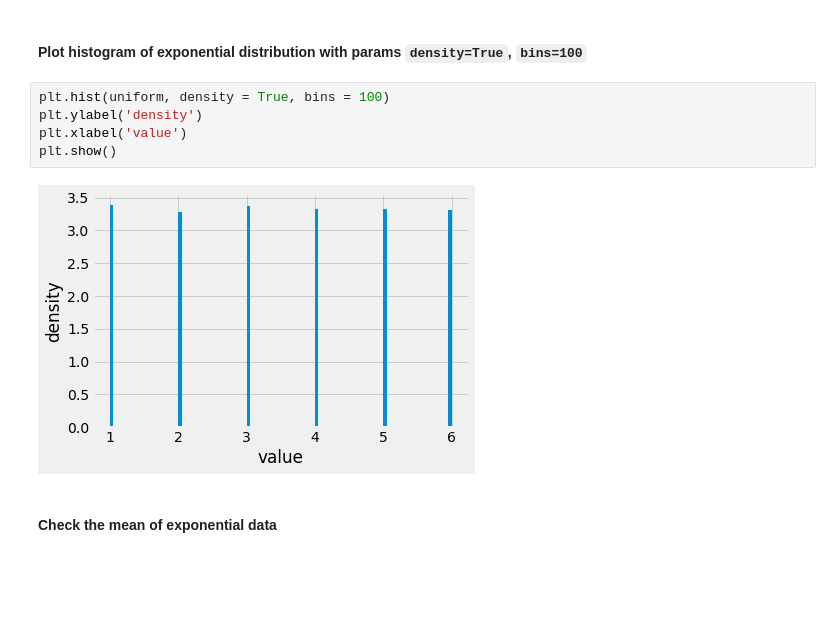
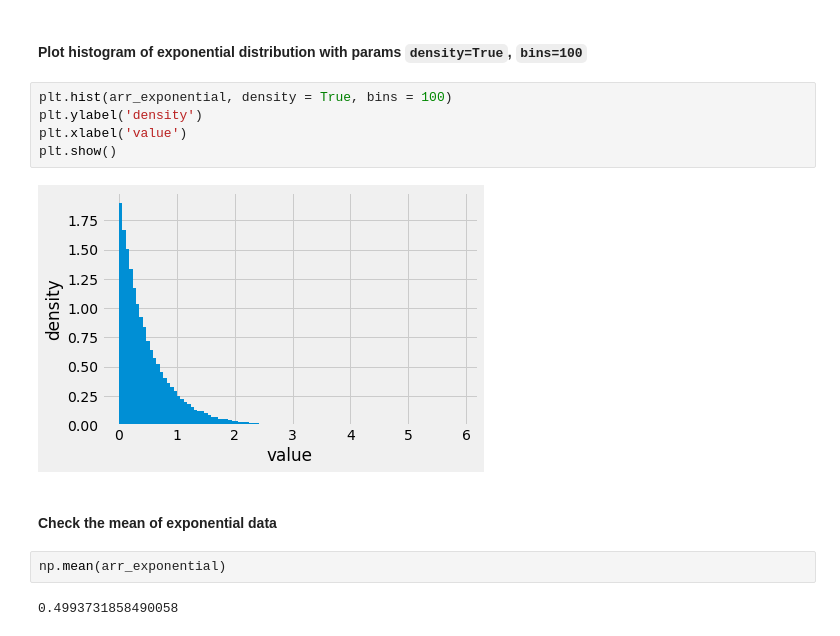
Before and after one commit to Velvox/prep_course_statistics, a Jupyter notebook: probability_theory_and_distributions_exercise.ipynb, the cells around one changed output. Saved outputs shown, nothing was run; the diff lists cells and outputs as text; blank space fills up the shorter version.

```diff
--- a/probability_theory_and_distributions_exercise.ipynb
+++ b/probability_theory_and_distributions_exercise.ipynb
@@ -134,11 +134,15 @@ float64
 # %% [markdown]
 #### Plot histogram of exponential distribution with params `density=True`, `bins=100`
 # %%
-plt.hist(uniform, density = True, bins = 100)
+plt.hist(arr_exponential, density = True, bins = 100)
 plt.ylabel('density')
 plt.xlabel('value')
 plt.show()
 # %% [output]
-[figure, old version]
+[figure, new version]
 # %% [markdown]
 #### Check the mean of exponential data
+# %%
+np.mean(arr_exponential)
+# %% [output]
+0.4993731858490058
```
